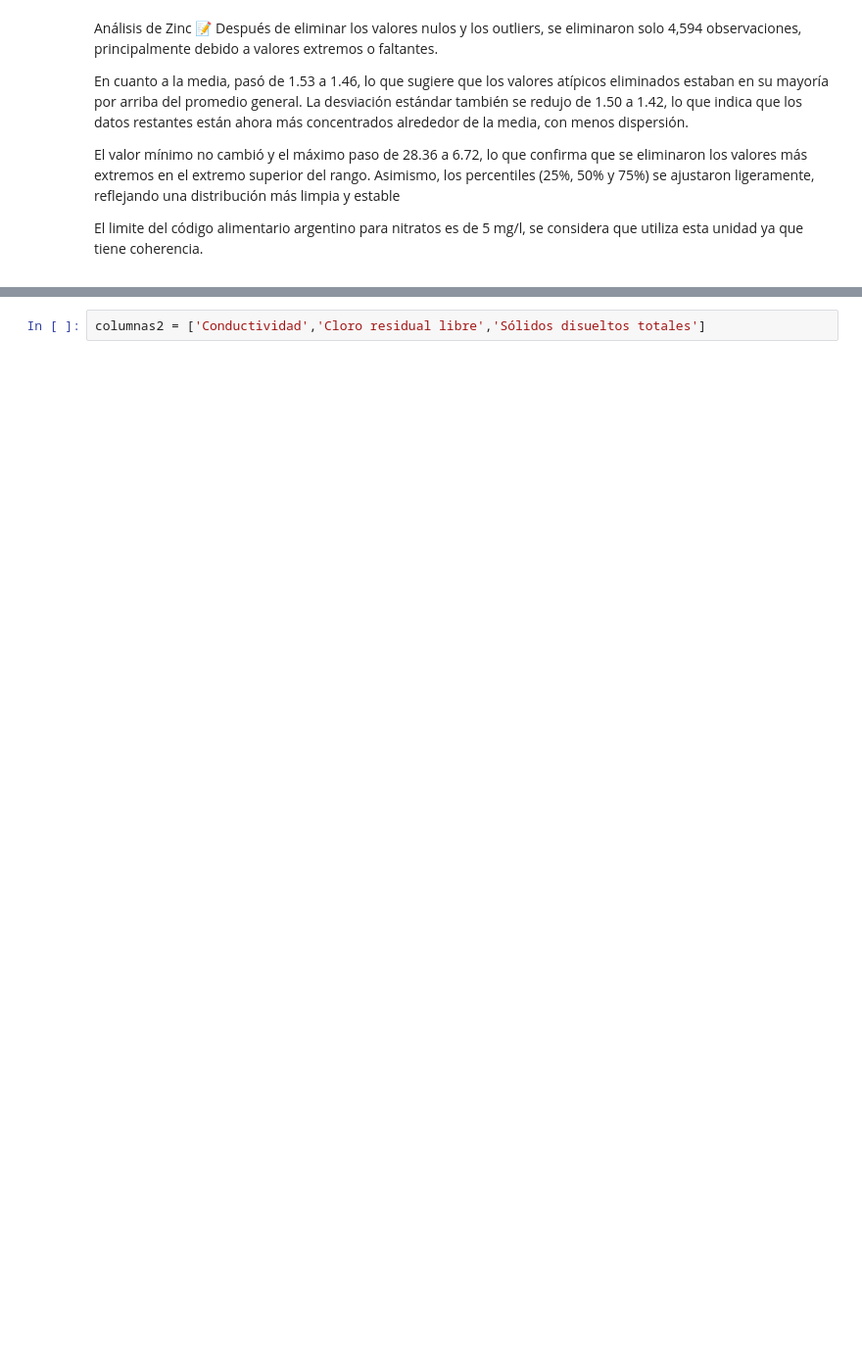
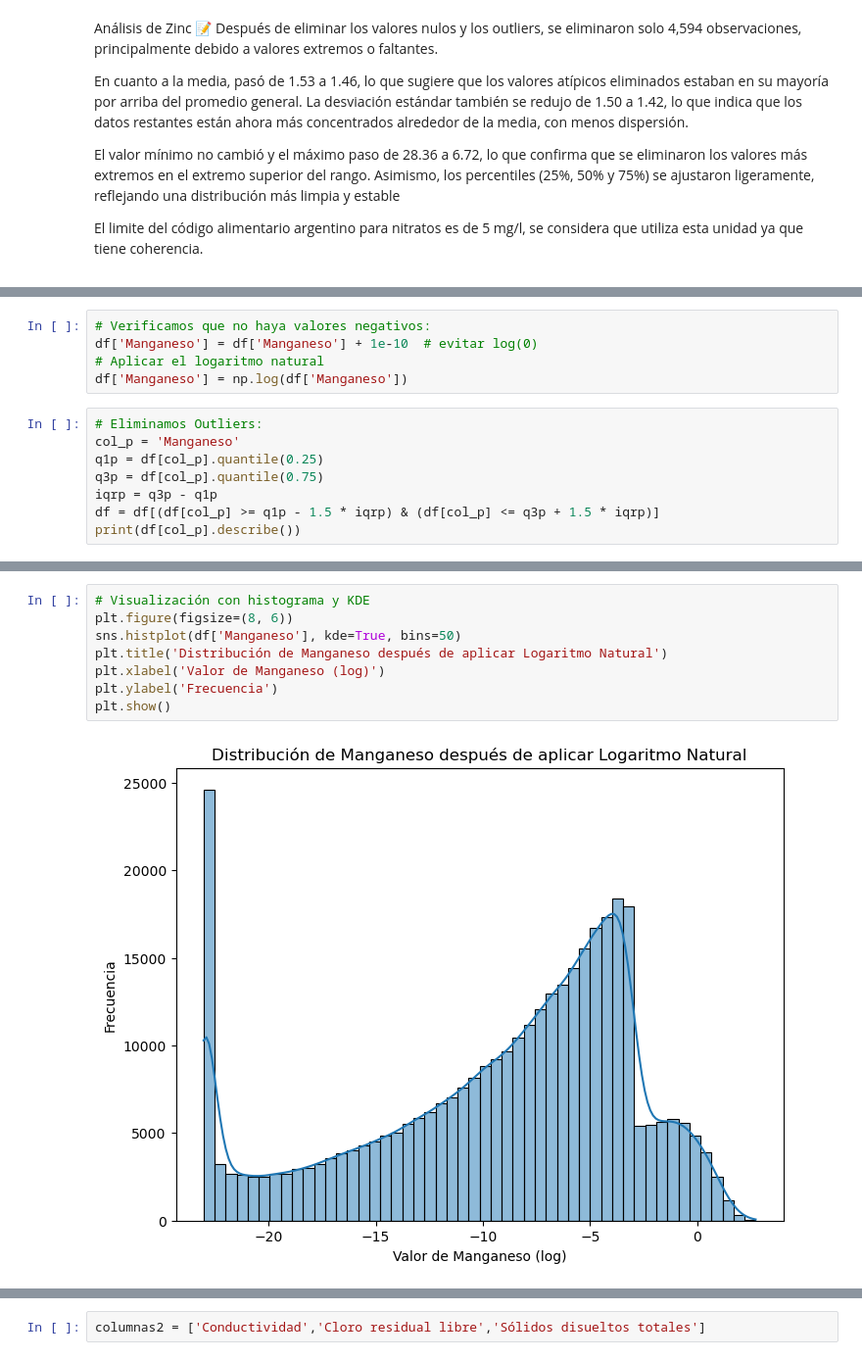
Before and after one commit to micaelakorol21/water_quality, a Jupyter notebook: water_quality.ipynb, the cells around one changed output, grey strips where cells are left out. Shown at 98% size. Cells and saved outputs as stored; diff of their text form; blank space fills up the shorter version.

```diff
--- a/water_quality.ipynb
+++ b/water_quality.ipynb
@@ -497,0 +530,13 @@ Index(['Índice', 'pH', 'Plata', 'Nitrato', 'Cloruros', 'Plomo', 'Zinc',
+# %%
+# Verificamos que no haya valores negativos:
+df['Manganeso'] = df['Manganeso'] + 1e-10  # evitar log(0)
+# Aplicar el logaritmo natural
+df['Manganeso'] = np.log(df['Manganeso'])
+# %%
+# Eliminamos Outliers:
+col_p = 'Manganeso'
+q1p = df[col_p].quantile(0.25)
+q3p = df[col_p].quantile(0.75)
+iqrp = q3p - q1p
+df = df[(df[col_p] >= q1p - 1.5 * iqrp) & (df[col_p] <= q3p + 1.5 * iqrp)]
+print(df[col_p].describe())
@@ -497,0 +553,10 @@ Index(['Índice', 'pH', 'Plata', 'Nitrato', 'Cloruros', 'Plomo', 'Zinc',
+# %%
+# Visualización con histograma y KDE
+plt.figure(figsize=(8, 6))
+sns.histplot(df['Manganeso'], kde=True, bins=50)
+plt.title('Distribución de Manganeso después de aplicar Logaritmo Natural')
+plt.xlabel('Valor de Manganeso (log)')
+plt.ylabel('Frecuencia')
+plt.show()
+# %% [output]
+[figure, added]
```
Also changed, not shown: parts of 115 cells of this notebook.
